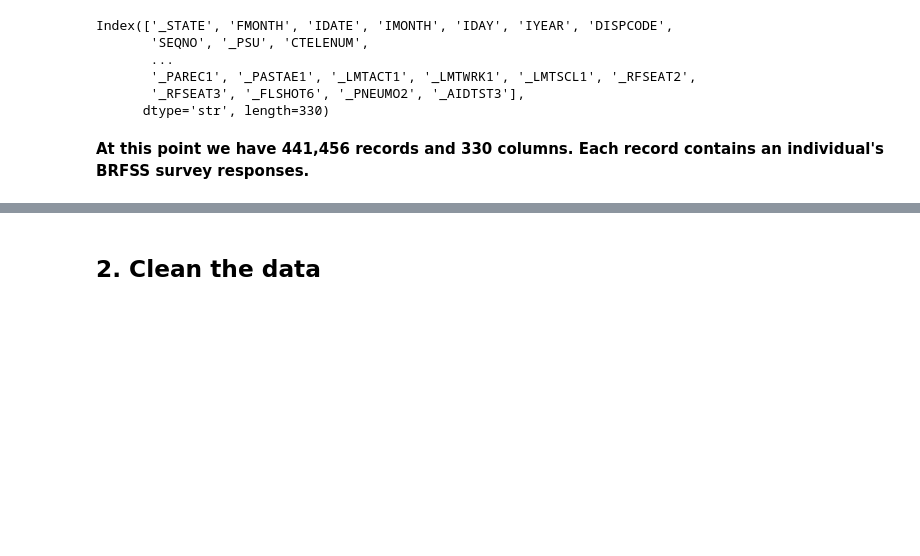
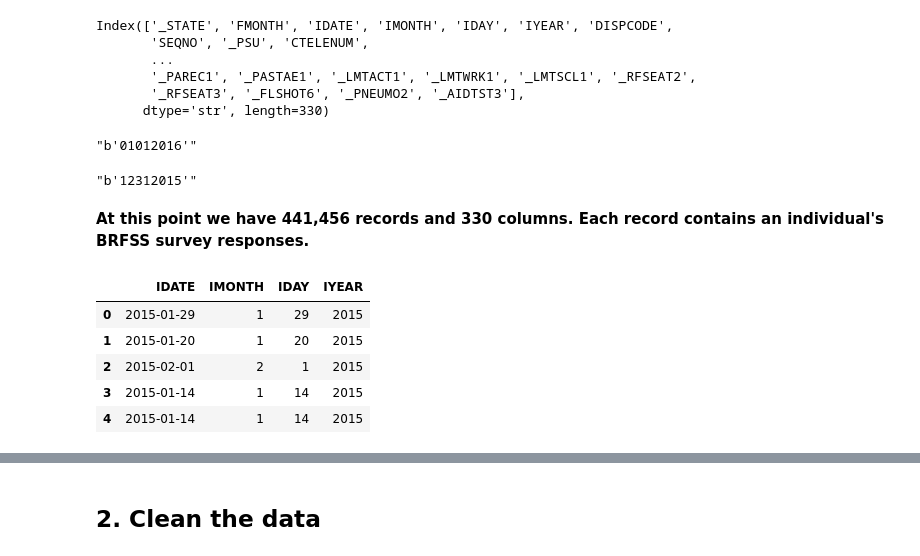
Before and after one commit to D-an-DASA/IDV, a Jupyter notebook: src/preprocess/1_data_cleaning.ipynb, the cells around one changed output, grey strips where cells are left out. Cells and saved outputs as stored; diff of their text form; code cells hidden in the pictures; blank space fills up the shorter version.

```diff
--- a/src/preprocess/1_data_cleaning.ipynb
+++ b/src/preprocess/1_data_cleaning.ipynb
@@ -126,6 +126,14 @@ Index(['_STATE', 'FMONTH', 'IDATE', 'IMONTH', 'IDAY', 'IYEAR', 'DISPCODE',
        '_PAREC1', '_PASTAE1', '_LMTACT1', '_LMTWRK1', '_LMTSCL1', '_RFSEAT2',
        '_RFSEAT3', '_FLSHOT6', '_PNEUMO2', '_AIDTST3'],
       dtype='str', length=330)
+# %%
+brfss_2015_dataset.IDATE.min()
+# %% [output]
+"b'01012016'"
+# %%
+brfss_2015_dataset.IDATE.max()
+# %% [output]
+"b'12312015'"
 # %% [markdown]
 **At this point we have 441,456 records and 330 columns. Each record contains an individual's BRFSS survey responses.**
 # %%
@@ -142,6 +150,28 @@ brfss_df_selected = brfss_2015_dataset[['_MICHD',
                                          'HLTHPLN1', 'MEDCOST',
                                          'GENHLTH', 'MENTHLTH', 'PHYSHLTH', 'DIFFWALK',
                                          'SEX', '_AGEG5YR', 'EDUCA', 'INCOME2', '_STATE']]
+# %%
+# Normalize BRFSS date fields (the CSV stores these as strings like b'01292015').
+for col in ['IDATE', 'IMONTH', 'IDAY', 'IYEAR']:
+    brfss_df_selected[col] = (
+        brfss_df_selected[col].astype('string').str.extract(r'(\d+)', expand=False)
+    )
+
+# IDATE is MMDDYYYY; store it as a proper datetime. Keep the components numeric.
+brfss_df_selected['IDATE'] = pd.to_datetime(
+    brfss_df_selected['IDATE'], format='%m%d%Y', errors='coerce'
+)
+for col in ['IMONTH', 'IDAY', 'IYEAR']:
+    brfss_df_selected[col] = pd.to_numeric(brfss_df_selected[col], errors='coerce').astype('Int64')
+
+brfss_df_selected[['IDATE', 'IMONTH', 'IDAY', 'IYEAR']].head()
+# %% [output]
+|  | IDATE | IMONTH | IDAY | IYEAR |
+| 0 | 2015-01-29 | 1 | 29 | 2015 |
+| 1 | 2015-01-20 | 1 | 20 | 2015 |
+| 2 | 2015-02-01 | 2 | 1 | 2015 |
+| 3 | 2015-01-14 | 1 | 14 | 2015 |
+| 4 | 2015-01-14 | 1 | 14 | 2015 |
 # %%
 brfss_df_selected.shape
 # %% [output]
```
Also changed, not shown: parts of 15 cells of this notebook, 1 other file.
